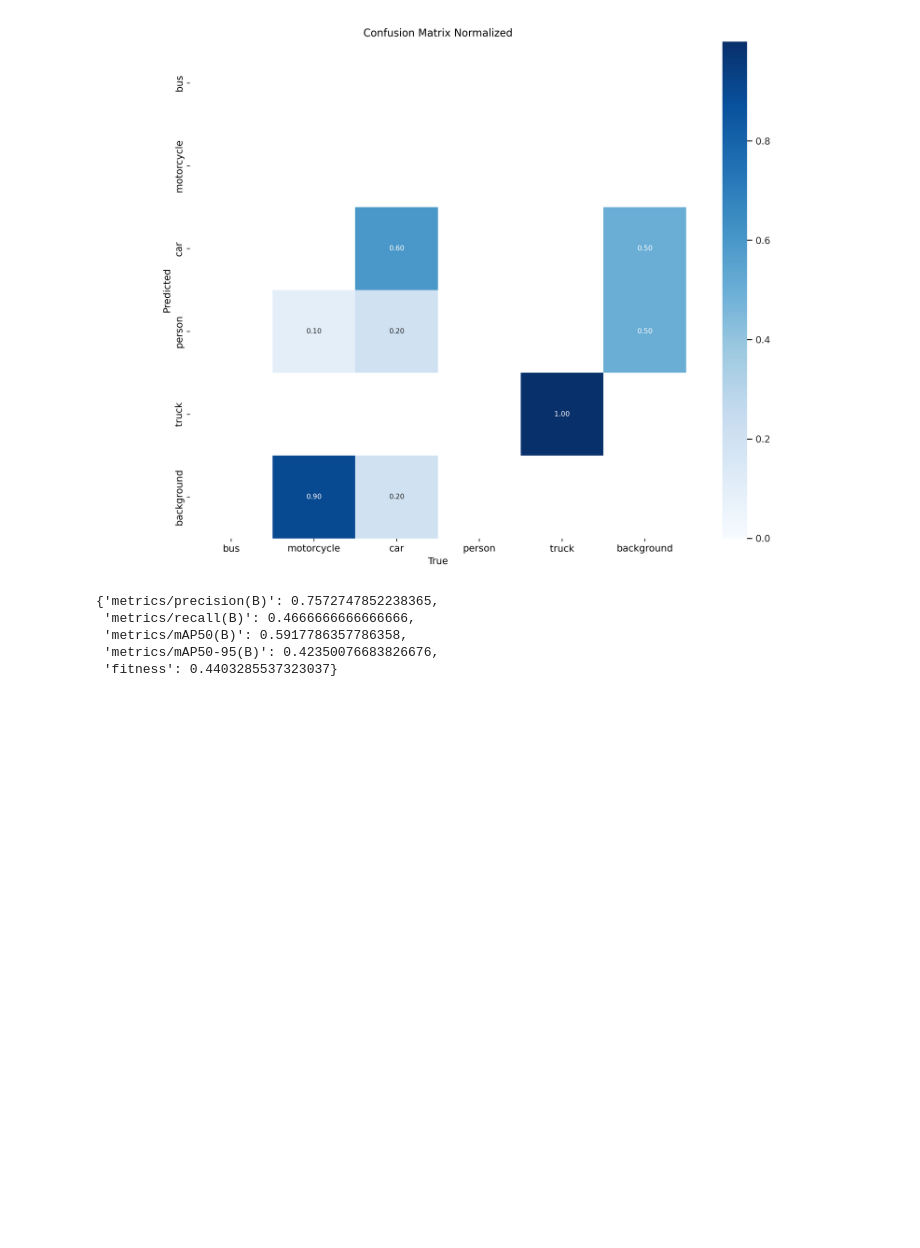
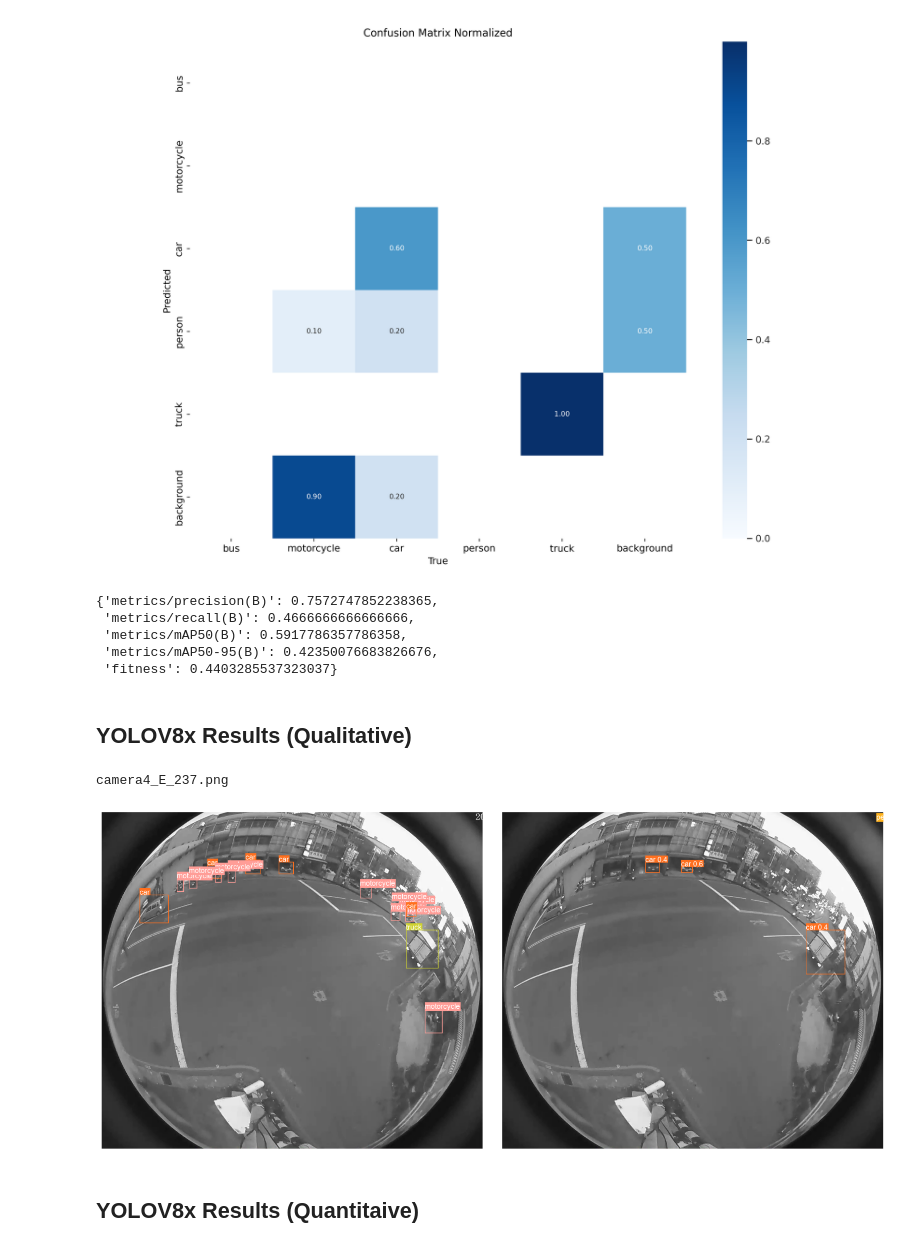
Before and after one commit to g1y5x3/fisheye_challenge, a Jupyter notebook: inspect_results.ipynb, the cells around one changed output. Cells and saved outputs as stored; diff of their text form; code cells hidden in the pictures; blank space fills up the shorter version.

```diff
--- a/inspect_results.ipynb
+++ b/inspect_results.ipynb
@@ -95,3 +96,50 @@ fisheye_eval.get_stats()
  'metrics/mAP50(B)': 0.5917786357786358,
  'metrics/mAP50-95(B)': 0.42350076683826676,
  'fitness': 0.4403285537323037}
+# %% [markdown]
+## YOLOV8x Results (Qualitative)
+# %%
+pred_dir = "results/yolov8x_eval_fisheye_128.json"
+with open(pred_dir) as f: preds = json.load(f)
+# get all image_id from the predicitons
+img_ids = []
+for pred in preds:
+  if not pred["image_id"] in img_ids:
+    img_ids.append(pred["image_id"])
+# %%
+idx = "camera4_E_237.png"
+# %%
+from utils import plot_images
+
+filename = [g["file_name"] for g in gt_img if g["id"] == 42237]
+print(filename[0])
+img = cv2.imread(image_dir + filename[0])
+
+# get ground truth
+bboxes = np.array([gt["bbox"] for gt in gt_ann if gt["image_id"] == 42237])
+cls = np.array([gt["category_id"] for gt in gt_ann if gt["image_id"] == 42237])
+names = {0: 'bus', 1: 'motorcycle', 2: 'car', 3: 'person', 4: 'truck'}
+
+img_gt = plot_images(img, cls, bboxes, None, names, plot=False)
+# %% [output]
+camera4_E_237.png
+# %%
+# get predictions
+bboxes = np.array([pred["bbox"] for pred in preds if pred["image_id"] == idx])
+confs = np.array([pred["score"] for pred in preds if pred["image_id"] == idx])
+cls_convert = {0:3, 2:2, 3:1, 5:0, 7:4}  # only need this with raw model trained with coco
+cls = np.array([cls_convert[pred["category_id"]] for pred in preds if pred["image_id"] == idx])
+img_pred = plot_images(img, cls, bboxes, confs, names, conf_thres=0.25, plot=False)
+# %%
+fig, ax = plt.subplots(1, 2, figsize=(20, 12))
+fig.subplots_adjust(wspace=0.05)
+ax[0].imshow(img_gt)
+ax[0].axis('off')
+ax[1].imshow(img_pred)
+ax[1].axis('off')
+plt.gcf().set_facecolor('none')
+plt.show()
+# %% [output]
+[figure, added]
+# %% [markdown]
+## YOLOV8x Results (Quantitaive)
```
Also changed, not shown: parts of 7 cells of this notebook, 2 other files.
